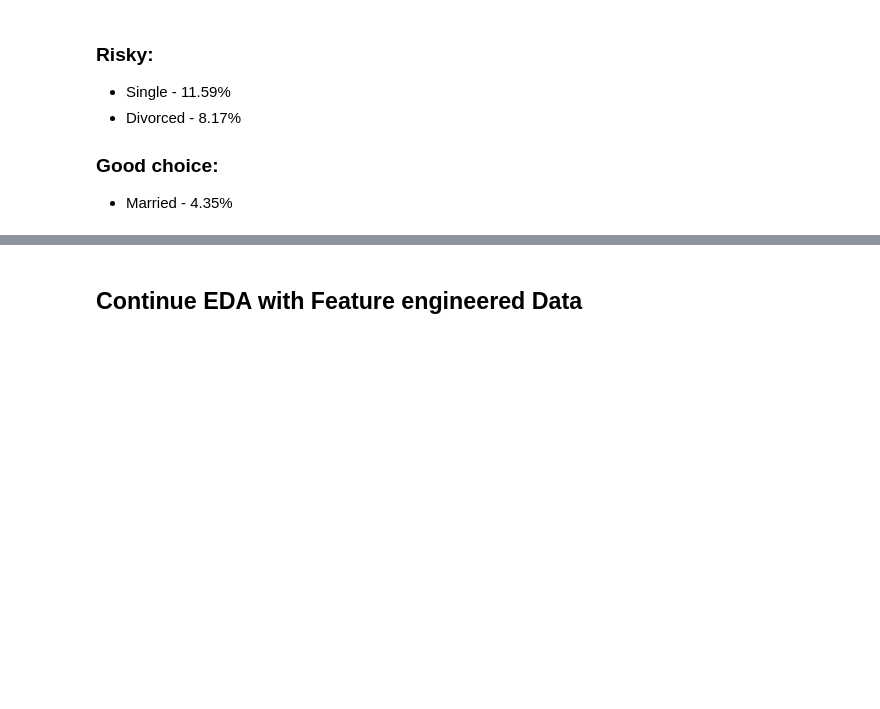
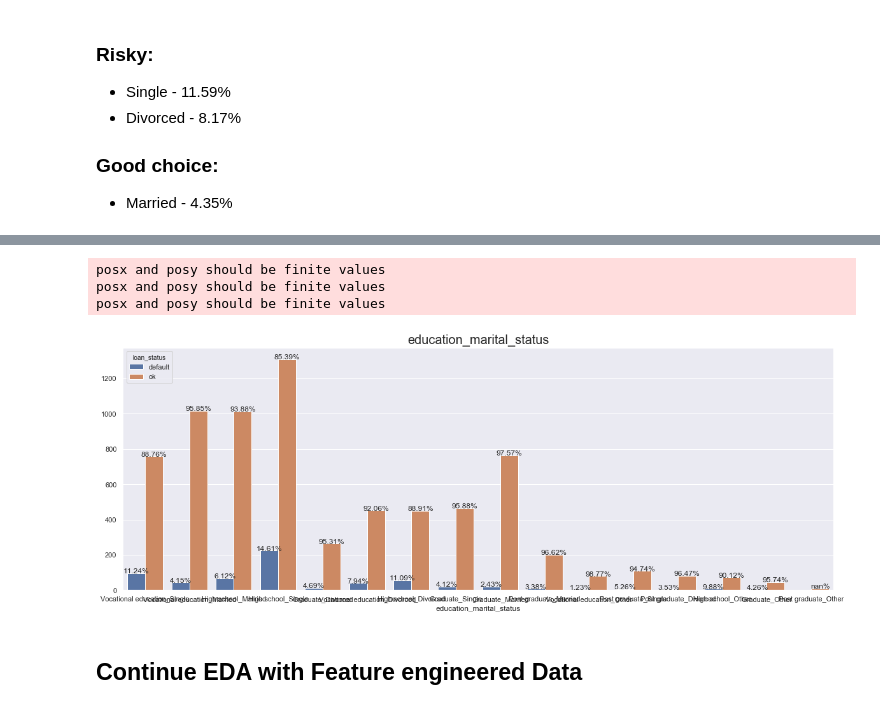
Before and after one commit to ValdemarQ/competitions, a Jupyter notebook: Finbee/C - Class project - Finbee - Predicting who will default on loans.ipynb, the cells around one changed output, grey strips where cells are left out. Drawn from its saved outputs; the diff is of its cells as text; code cells hidden in the pictures; blank space fills up the shorter version.

Commit message:
Feature engineering added - feature combinations

```diff
--- a/Finbee/C - Class project - Finbee - Predicting who will default on loans.ipynb
+++ b/Finbee/C - Class project - Finbee - Predicting who will default on loans.ipynb
@@ -685,3 +694,17 @@ df['season'] =  df.apply(season, axis=1)
 df['season_number'] =  df.apply(season_number, axis=1)
 df['is_holiday'] = df.apply(inlithuanian_holidays, axis=1)
 df['age_group'] = df.apply(age_grouping, axis=1)
+
+
+#Feature enginering categorical combinations
+import itertools
+
+cat_features = ['credit_score', 'gender', 'education', 'marital_status']
+
+for col1, col2 in itertools.combinations(cat_features, 2):
+        new_col_name = '_'.join([col1, col2])
+
+        # Convert to strings and combine
+        new_values = df[col1].map(str) + "_" + df[col2].map(str)
+
+        df[new_col_name] = new_values
@@ -688,3 +720,28 @@ df['age_group'] = df.apply(age_grouping, axis=1)
+# %%
+## Should we use for all new graphs?
+plt.figure(figsize=(20,7))
+ax3 = sns.countplot(x="education_marital_status", hue="loan_status", data=df)
+ax3.set_title("education_marital_status", fontsize=20)
+ax3.set_ylabel('')
+
+
+bars = ax3.patches
+half = int(len(bars)/2)
+left_bars = bars[:half]
+right_bars = bars[half:]
+
+for left, right in zip(left_bars, right_bars):
+    height_l = left.get_height()
+    height_r = right.get_height()
+    total = height_l + height_r
+
+    ax3.text(left.get_x() + left.get_width()/2., height_l, '{0:.2%}'.format(height_l/total), ha="center")
+    ax3.text(right.get_x() + right.get_width()/2., height_r, '{0:.2%}'.format(height_r/total), ha="center")
+# %% [output]
+posx and posy should be finite values
+posx and posy should be finite values
+posx and posy should be finite values
+[figure, added]
 # %% [markdown]
 ## Continue EDA with Feature engineered Data
 # %%
```
Also changed, not shown: parts of 18 cells of this notebook.
